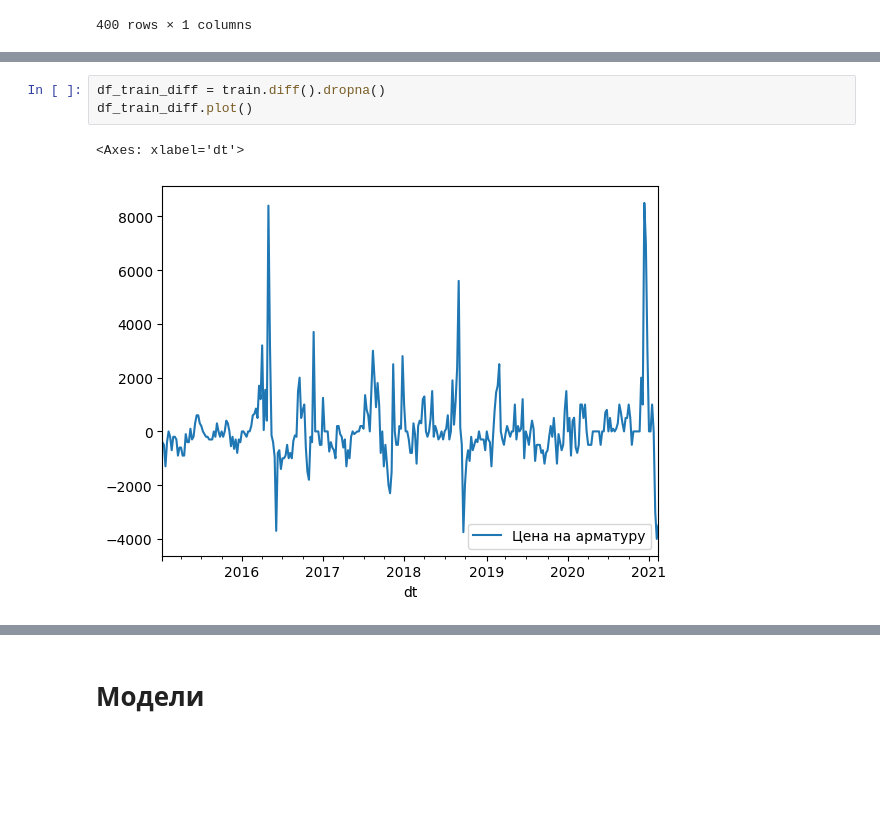
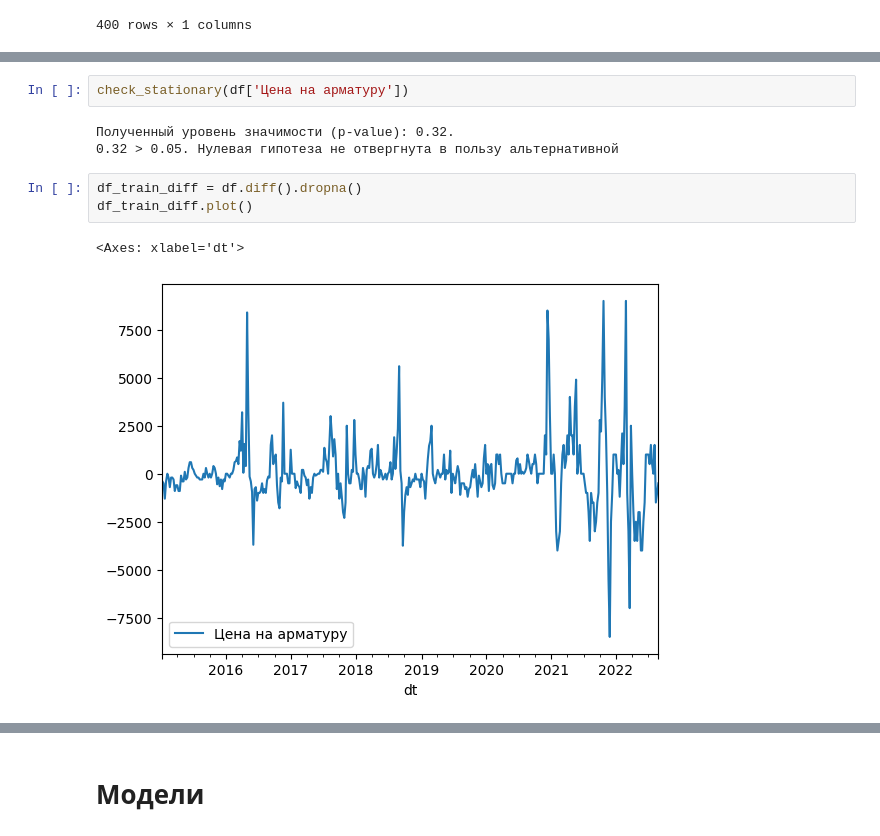
Before and after one commit to kaninn-i/ml_intensiv_3, a Jupyter notebook: ilia_kanin/ARIMA.ipynb, the cells around one changed output, grey strips where cells are left out. Drawn from its saved outputs; the diff is of its cells as text; blank space fills up the shorter version.

```diff
--- a/ilia_kanin/ARIMA.ipynb
+++ b/ilia_kanin/ARIMA.ipynb
@@ -75,6 +93,11 @@ p-value: 0.3199906102569917
+# %%
+check_stationary(df['Цена на арматуру'])
+# %% [output]
+Полученный уровень значимости (p-value): 0.32.
+0.32 > 0.05. Нулевая гипотеза не отвергнута в пользу альтернативной
 # %%
-df_train_diff = train.diff().dropna()
+df_train_diff = df.diff().dropna()
 df_train_diff.plot()
 # %% [output]
 <Axes: xlabel='dt'>
-[figure, old version]
+[figure, new version]
```
Also changed, not shown: parts of 13 cells of this notebook, 16 other files.
